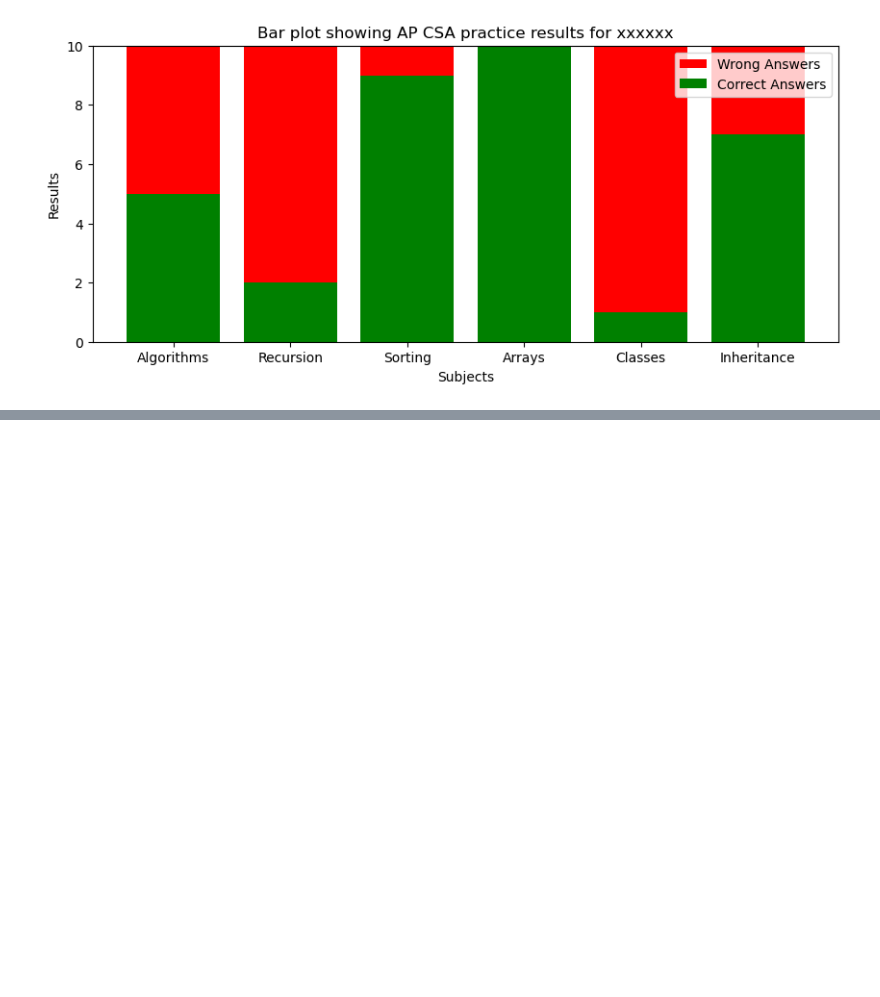
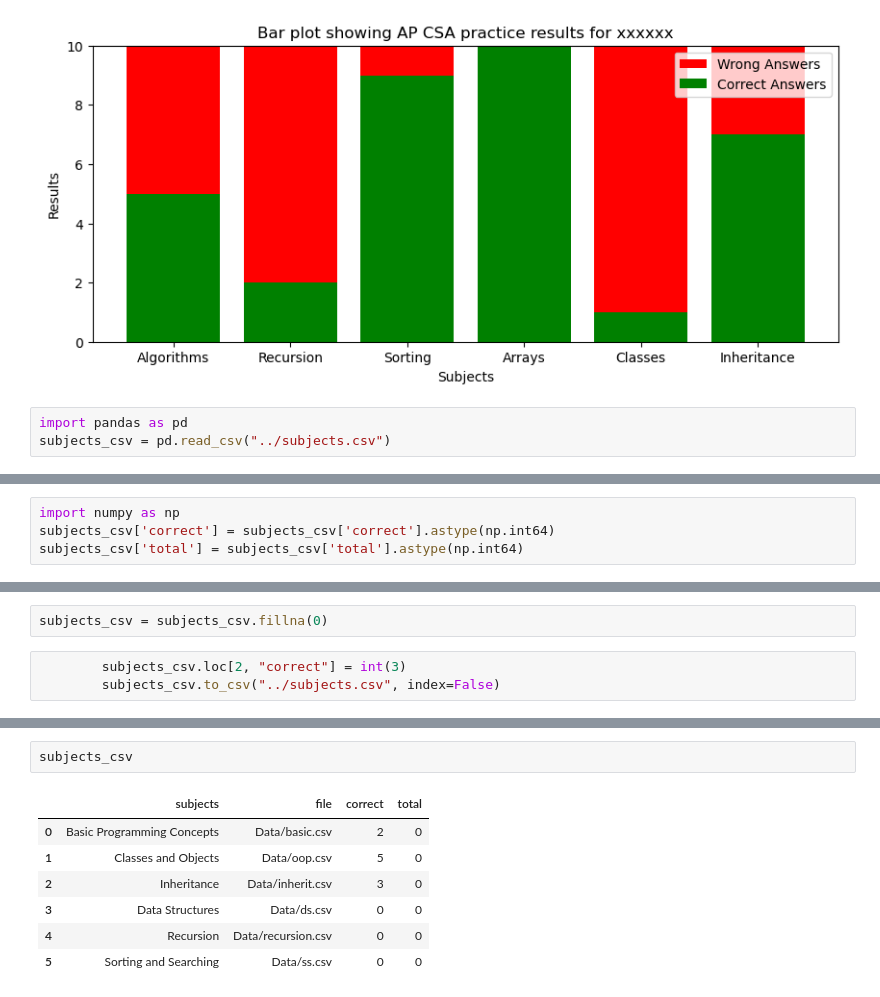
Before and after one commit to nikrp/AP_CSA_Diagnostic, a Jupyter notebook: Utilities/nik_exp_q.ipynb, the cells around one changed output, grey strips where cells are left out. Cells and saved outputs as stored; diff of their text form; blank space fills up the shorter version.

```diff
--- a/Utilities/nik_exp_q.ipynb
+++ b/Utilities/nik_exp_q.ipynb
@@ -82,3 +82,6 @@ plt.savefig('BarPlot.png')
 plt.show()
 # %% [output]
 [figure]
+# %%
+import pandas as pd
+subjects_csv = pd.read_csv("../subjects.csv")
@@ -84,0 +97,4 @@ plt.show()
+# %%
+import numpy as np
+subjects_csv['correct'] = subjects_csv['correct'].astype(np.int64)
+subjects_csv['total'] = subjects_csv['total'].astype(np.int64)
@@ -84,0 +115,5 @@ plt.show()
+# %%
+subjects_csv = subjects_csv.fillna(0)
+# %%
+        subjects_csv.loc[2, "correct"] = int(3)
+        subjects_csv.to_csv("../subjects.csv", index=False)
@@ -84,0 +146,10 @@ plt.show()
+# %%
+subjects_csv
+# %% [output]
+|  | subjects | file | correct | total |
+| 0 | Basic Programming Concepts | Data/basic.csv | 2 | 0 |
+| 1 | Classes and Objects | Data/oop.csv | 5 | 0 |
+| 2 | Inheritance | Data/inherit.csv | 3 | 0 |
+| 3 | Data Structures | Data/ds.csv | 0 | 0 |
+| 4 | Recursion | Data/recursion.csv | 0 | 0 |
+| 5 | Sorting and Searching | Data/ss.csv | 0 | 0 |
```
Also changed, not shown: parts of 9 cells of this notebook, 4 other files.
